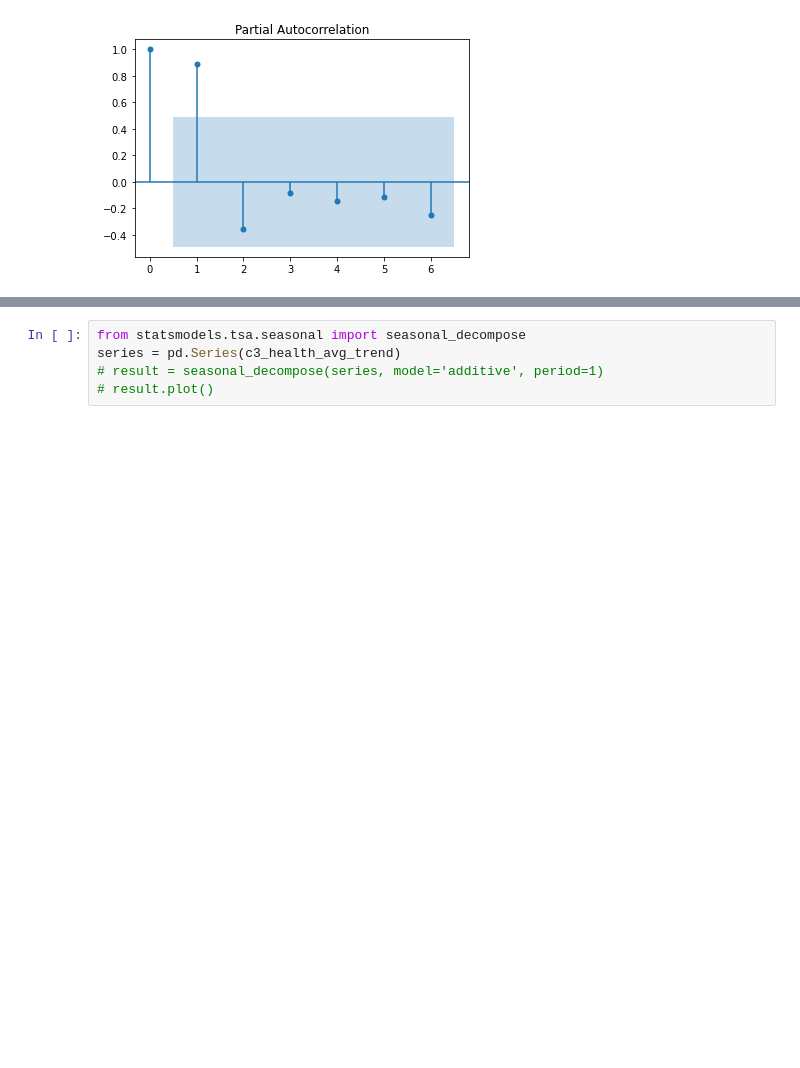
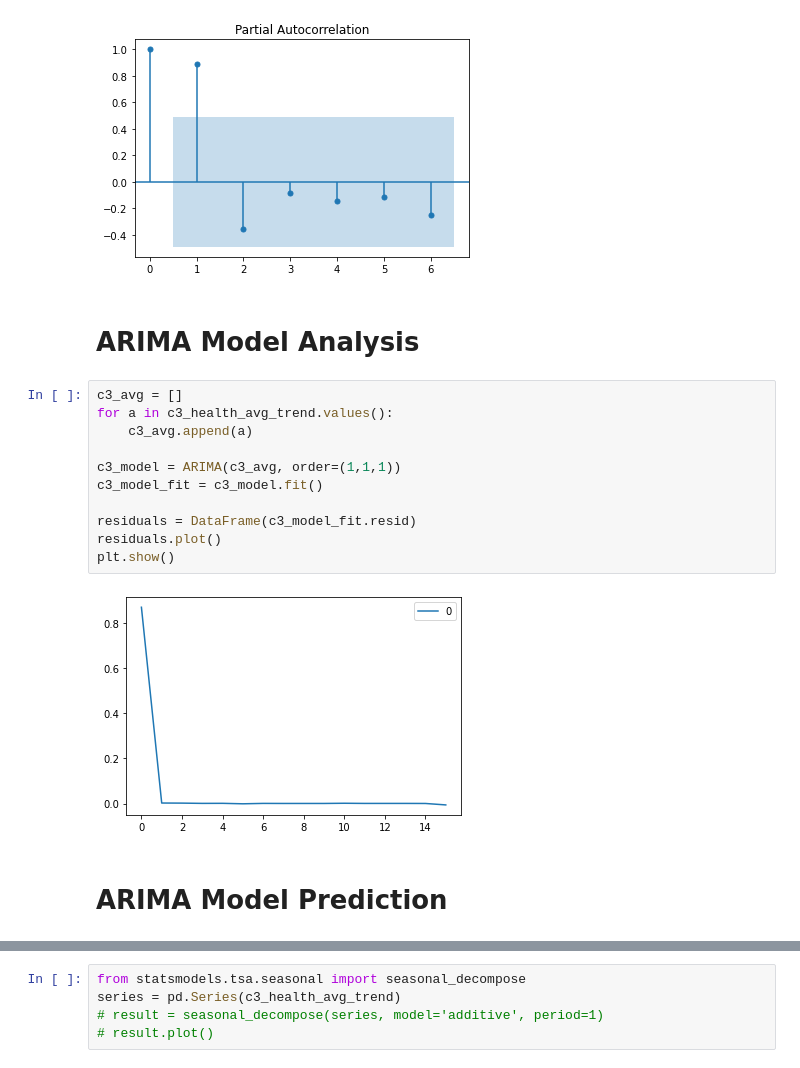
Before and after one commit to winggo12/DataAnalysis-WorldHappinessIndex, a Jupyter notebook: TimeSeriesAnalysis/ARIMA-HealthLifeExpectancy.ipynb, the cells around one changed output, grey strips where cells are left out. Drawn from its saved outputs; the diff is of its cells as text; blank space fills up the shorter version.

```diff
--- a/TimeSeriesAnalysis/ARIMA-HealthLifeExpectancy.ipynb
+++ b/TimeSeriesAnalysis/ARIMA-HealthLifeExpectancy.ipynb
@@ -102,3 +116,20 @@ plot_acf_by_dict(c3_health_avg_trend, lags=10)
 plot_pacf_by_dict(c3_health_avg_trend, lags=6)
 # %% [output]
 [figure]
+# %% [markdown]
+# ARIMA Model Analysis
+# %%
+c3_avg = []
+for a in c3_health_avg_trend.values():
+    c3_avg.append(a)
+
+c3_model = ARIMA(c3_avg, order=(1,1,1))
+c3_model_fit = c3_model.fit()
+
+residuals = DataFrame(c3_model_fit.resid)
+residuals.plot()
+plt.show()
+# %% [output]
+[figure, added]
+# %% [markdown]
+# ARIMA Model Prediction
```
Also changed, not shown: parts of 19 cells of this notebook, 2 other files.
